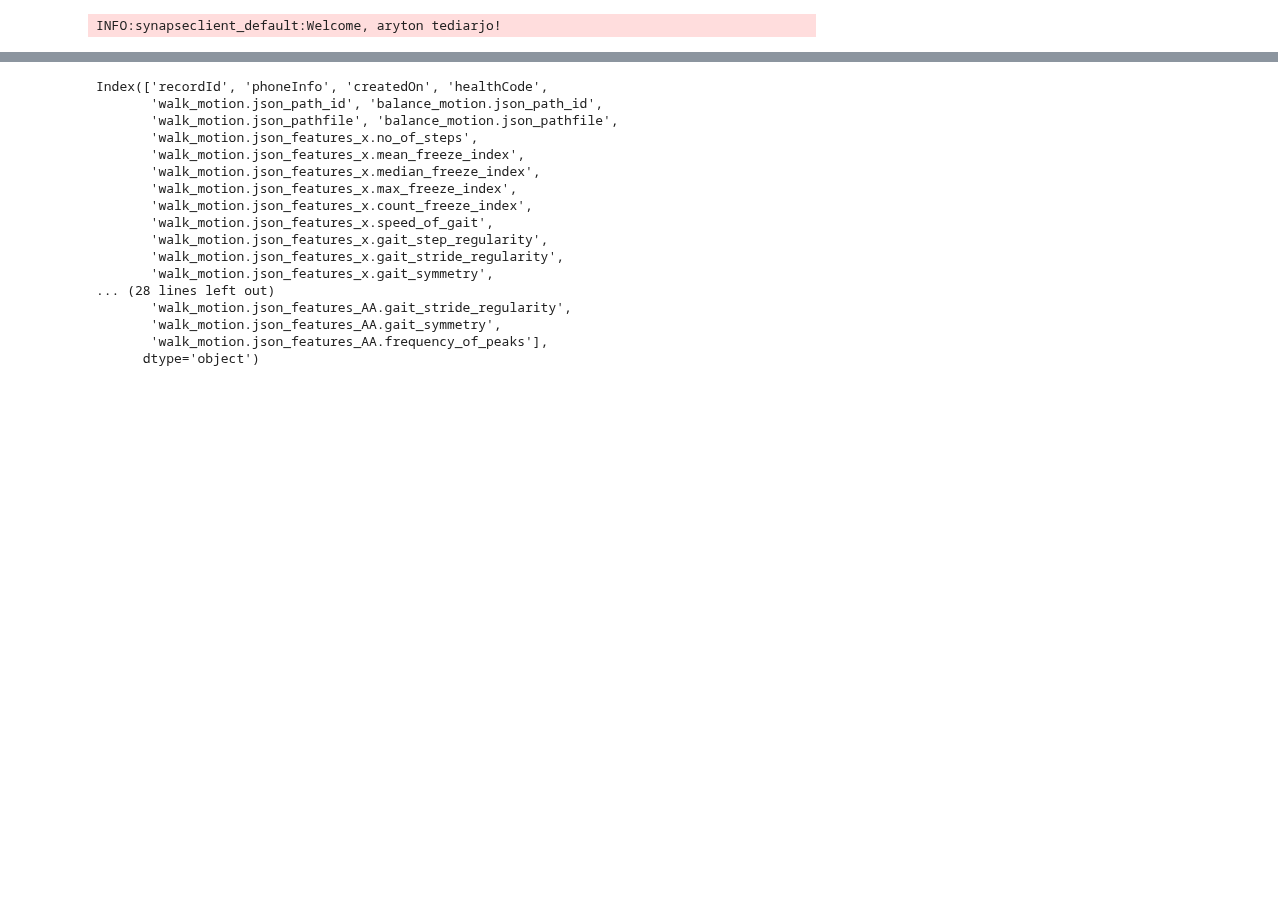
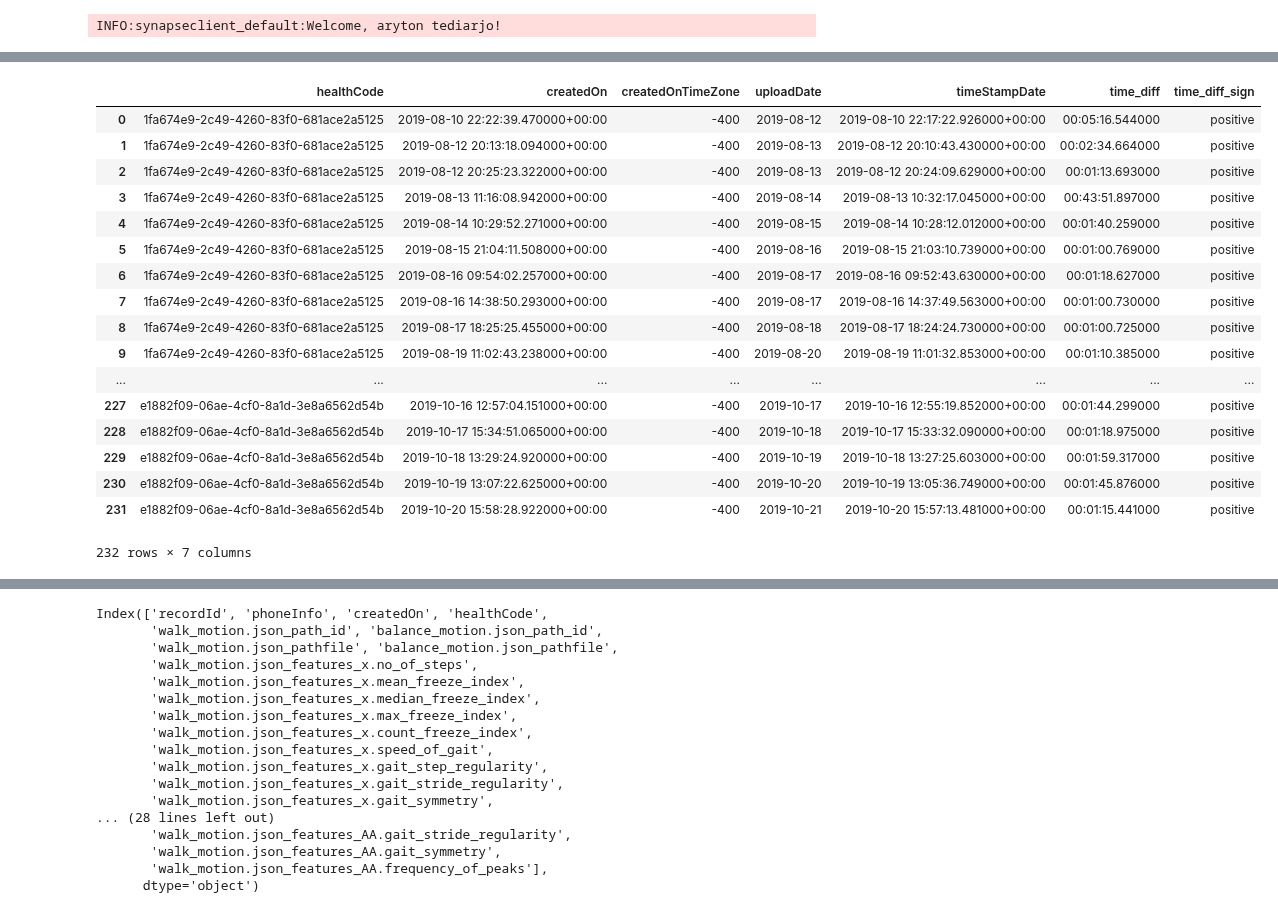
Before and after one commit to arytontediarjo/mPower-Analysis, a Jupyter notebook: Notebooks/etc.ipynb, the cells around one changed output, grey strips where cells are left out. Cells and saved outputs as stored; diff of their text form; code cells hidden in the pictures; blank space fills up the shorter version.

```diff
--- a/Notebooks/etc.ipynb
+++ b/Notebooks/etc.ipynb
@@ -83,0 +153,22 @@ data
+# %%
+ios_data[["healthCode", "createdOn", "createdOnTimeZone",
+              "uploadDate", "timeStampDate", "time_diff", "time_diff_sign"]]
+# %% [output]
+|  | healthCode | createdOn | createdOnTimeZone | uploadDate | timeStampDate | time_diff | time_diff_sign |
+| 0 | 1fa674e9-2c49-4260-83f0-681ace2a5125 | 2019-08-10 22:22:39.470000+00:00 | -400 | 2019-08-12 | 2019-08-10 22:17:22.926000+00:00 | 00:05:16.544000 | positive |
+| 1 | 1fa674e9-2c49-4260-83f0-681ace2a5125 | 2019-08-12 20:13:18.094000+00:00 | -400 | 2019-08-13 | 2019-08-12 20:10:43.430000+00:00 | 00:02:34.664000 | positive |
+| 2 | 1fa674e9-2c49-4260-83f0-681ace2a5125 | 2019-08-12 20:25:23.322000+00:00 | -400 | 2019-08-13 | 2019-08-12 20:24:09.629000+00:00 | 00:01:13.693000 | positive |
+| 3 | 1fa674e9-2c49-4260-83f0-681ace2a5125 | 2019-08-13 11:16:08.942000+00:00 | -400 | 2019-08-14 | 2019-08-13 10:32:17.045000+00:00 | 00:43:51.897000 | positive |
+| 4 | 1fa674e9-2c49-4260-83f0-681ace2a5125 | 2019-08-14 10:29:52.271000+00:00 | -400 | 2019-08-15 | 2019-08-14 10:28:12.012000+00:00 | 00:01:40.259000 | positive |
+| 5 | 1fa674e9-2c49-4260-83f0-681ace2a5125 | 2019-08-15 21:04:11.508000+00:00 | -400 | 2019-08-16 | 2019-08-15 21:03:10.739000+00:00 | 00:01:00.769000 | positive |
+| 6 | 1fa674e9-2c49-4260-83f0-681ace2a5125 | 2019-08-16 09:54:02.257000+00:00 | -400 | 2019-08-17 | 2019-08-16 09:52:43.630000+00:00 | 00:01:18.627000 | positive |
+| 7 | 1fa674e9-2c49-4260-83f0-681ace2a5125 | 2019-08-16 14:38:50.293000+00:00 | -400 | 2019-08-17 | 2019-08-16 14:37:49.563000+00:00 | 00:01:00.730000 | positive |
+| 8 | 1fa674e9-2c49-4260-83f0-681ace2a5125 | 2019-08-17 18:25:25.455000+00:00 | -400 | 2019-08-18 | 2019-08-17 18:24:24.730000+00:00 | 00:01:00.725000 | positive |
+| 9 | 1fa674e9-2c49-4260-83f0-681ace2a5125 | 2019-08-19 11:02:43.238000+00:00 | -400 | 2019-08-20 | 2019-08-19 11:01:32.853000+00:00 | 00:01:10.385000 | positive |
+| ... | ... | ... | ... | ... | ... | ... | ... |
+| 227 | e1882f09-06ae-4cf0-8a1d-3e8a6562d54b | 2019-10-16 12:57:04.151000+00:00 | -400 | 2019-10-17 | 2019-10-16 12:55:19.852000+00:00 | 00:01:44.299000 | positive |
+| 228 | e1882f09-06ae-4cf0-8a1d-3e8a6562d54b | 2019-10-17 15:34:51.065000+00:00 | -400 | 2019-10-18 | 2019-10-17 15:33:32.090000+00:00 | 00:01:18.975000 | positive |
+| 229 | e1882f09-06ae-4cf0-8a1d-3e8a6562d54b | 2019-10-18 13:29:24.920000+00:00 | -400 | 2019-10-19 | 2019-10-18 13:27:25.603000+00:00 | 00:01:59.317000 | positive |
+| 230 | e1882f09-06ae-4cf0-8a1d-3e8a6562d54b | 2019-10-19 13:07:22.625000+00:00 | -400 | 2019-10-20 | 2019-10-19 13:05:36.749000+00:00 | 00:01:45.876000 | positive |
+| 231 | e1882f09-06ae-4cf0-8a1d-3e8a6562d54b | 2019-10-20 15:58:28.922000+00:00 | -400 | 2019-10-21 | 2019-10-20 15:57:13.481000+00:00 | 00:01:15.441000 | positive |
+232 rows × 7 columns
```
Also changed, not shown: parts of 22 cells of this notebook, 29 other files.
